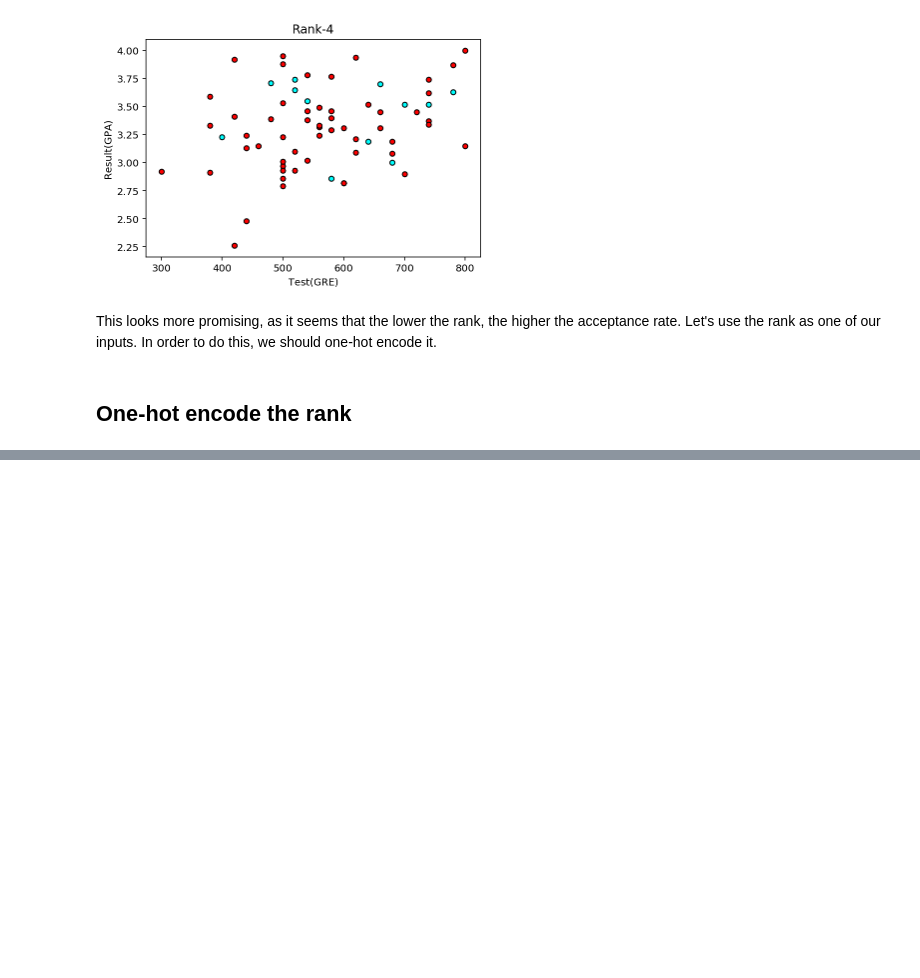
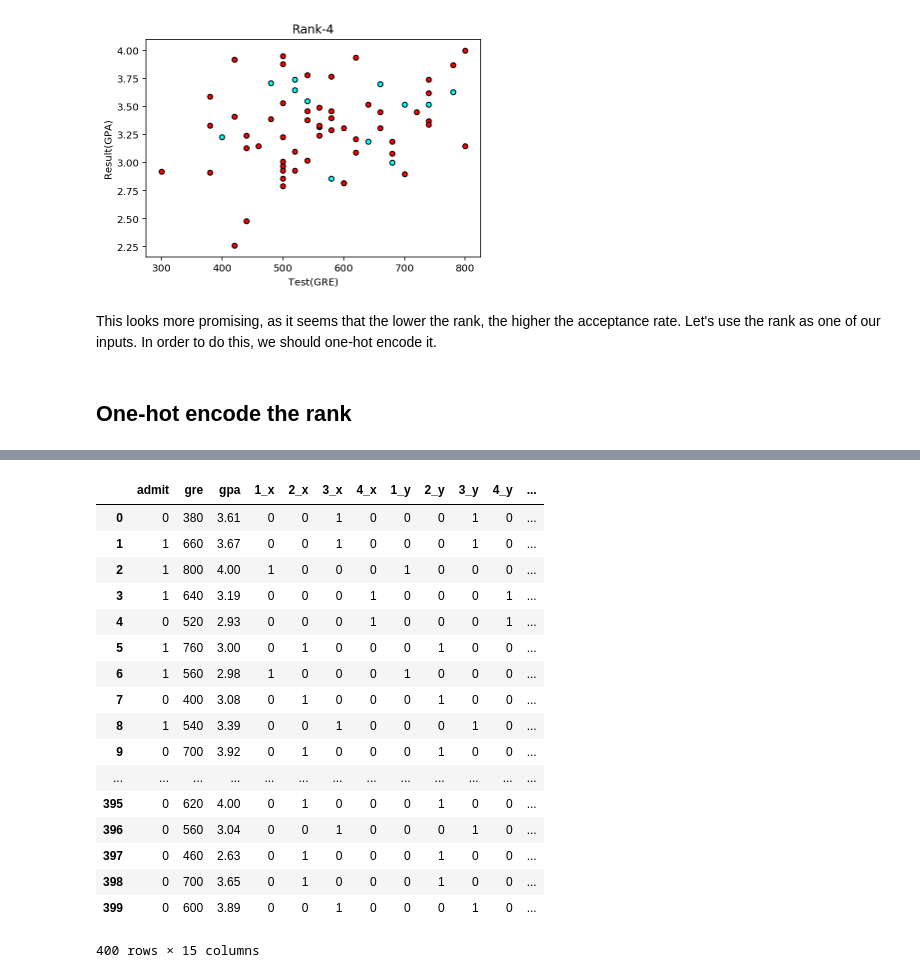
Before and after one commit to vipul02/DeepLearning, a Jupyter notebook: 2. Neural Networks/2. Gradient Descent/Student Admissions at UCLA.ipynb, the cells around one changed output, grey strips where cells are left out. Drawn from its saved outputs; the diff is of its cells as text; code cells hidden in the pictures; blank space fills up the shorter version.

Commit message:
Loading and Visualisation of data done

```diff
--- a/2. Neural Networks/2. Gradient Descent/Student Admissions at UCLA.ipynb
+++ b/2. Neural Networks/2. Gradient Descent/Student Admissions at UCLA.ipynb
@@ -74,3 +74,5 @@ for x in data['rank']:
     elif x == 4:
         one_hot_vector.append([0, 0, 0, 1])
 one_hot_data = pd.DataFrame(data=np.array(one_hot_vector), columns=['1', '2', '3', '4'])
+data = pd.merge(data, one_hot_data, left_index=True, right_index=True)
+data.drop(['rank'], axis=1, inplace=True)
@@ -118,0 +81,21 @@ pd.
+# %%
+data
+# %% [output]
+|  | admit | gre | gpa | 1_x | 2_x | 3_x | 4_x | 1_y | 2_y | 3_y | 4_y | ... |
+| 0 | 0 | 380 | 3.61 | 0 | 0 | 1 | 0 | 0 | 0 | 1 | 0 | ... |
+| 1 | 1 | 660 | 3.67 | 0 | 0 | 1 | 0 | 0 | 0 | 1 | 0 | ... |
+| 2 | 1 | 800 | 4.00 | 1 | 0 | 0 | 0 | 1 | 0 | 0 | 0 | ... |
+| 3 | 1 | 640 | 3.19 | 0 | 0 | 0 | 1 | 0 | 0 | 0 | 1 | ... |
+| 4 | 0 | 520 | 2.93 | 0 | 0 | 0 | 1 | 0 | 0 | 0 | 1 | ... |
+| 5 | 1 | 760 | 3.00 | 0 | 1 | 0 | 0 | 0 | 1 | 0 | 0 | ... |
+| 6 | 1 | 560 | 2.98 | 1 | 0 | 0 | 0 | 1 | 0 | 0 | 0 | ... |
+| 7 | 0 | 400 | 3.08 | 0 | 1 | 0 | 0 | 0 | 1 | 0 | 0 | ... |
+| 8 | 1 | 540 | 3.39 | 0 | 0 | 1 | 0 | 0 | 0 | 1 | 0 | ... |
+| 9 | 0 | 700 | 3.92 | 0 | 1 | 0 | 0 | 0 | 1 | 0 | 0 | ... |
+| ... | ... | ... | ... | ... | ... | ... | ... | ... | ... | ... | ... | ... |
+| 395 | 0 | 620 | 4.00 | 0 | 1 | 0 | 0 | 0 | 1 | 0 | 0 | ... |
+| 396 | 0 | 560 | 3.04 | 0 | 0 | 1 | 0 | 0 | 0 | 1 | 0 | ... |
+| 397 | 0 | 460 | 2.63 | 0 | 1 | 0 | 0 | 0 | 1 | 0 | 0 | ... |
+| 398 | 0 | 700 | 3.65 | 0 | 1 | 0 | 0 | 0 | 1 | 0 | 0 | ... |
+| 399 | 0 | 600 | 3.89 | 0 | 0 | 1 | 0 | 0 | 0 | 1 | 0 | ... |
+400 rows × 15 columns
```
Also changed, not shown: parts of 3 cells of this notebook.
